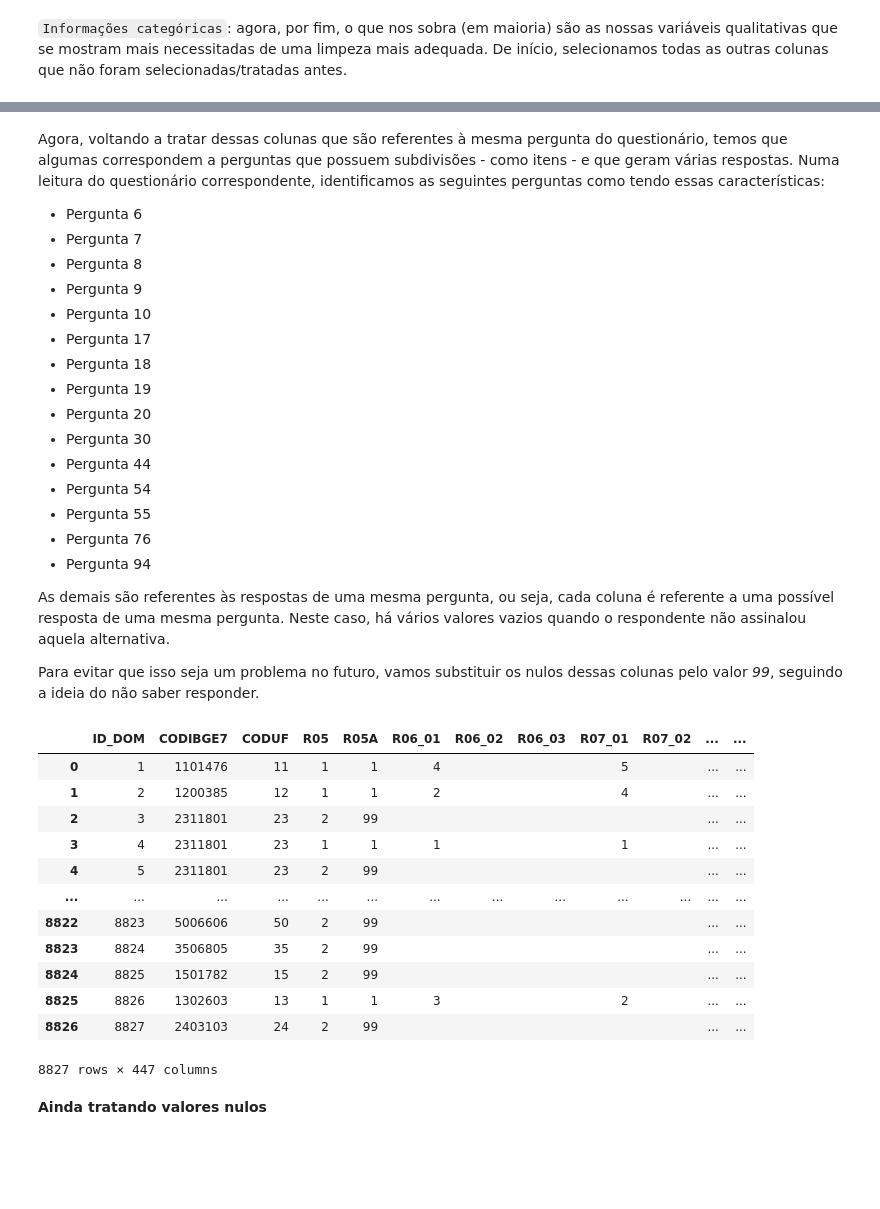
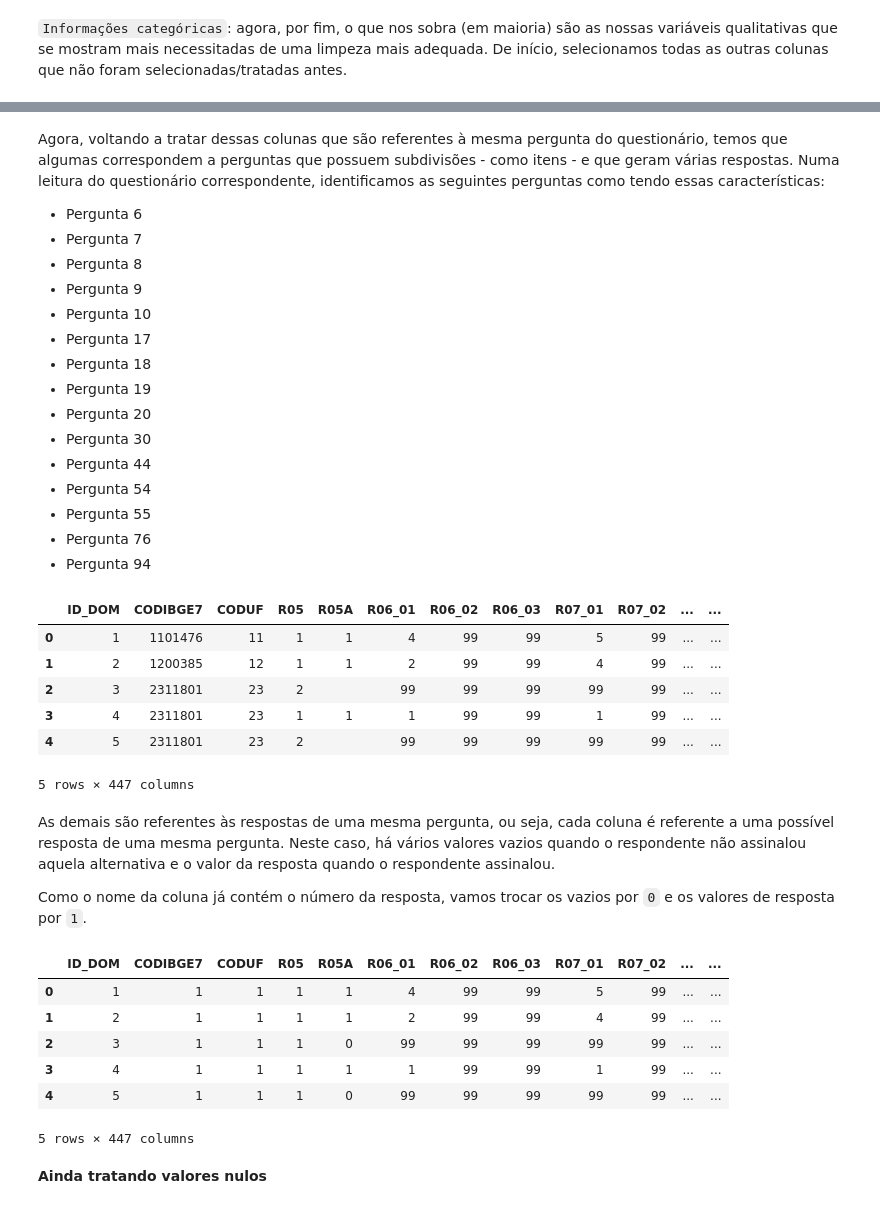
Before and after one commit to insper-classroom/23-1a-cd-p2-anderson_samuel_vinicius, a Jupyter notebook: Relatório.ipynb, the cells around one changed output, grey strips where cells are left out. Saved outputs shown, nothing was run; the diff lists cells and outputs as text; code cells hidden in the pictures; blank space fills up the shorter version.

```diff
--- a/Relatório.ipynb
+++ b/Relatório.ipynb
@@ -179,9 +163,9 @@ info_money
 Note que, desta vez, possuímos uma vasta quantidade de valores nulos em diferentes colunas. Para não trabalharmos com valores do tipo, decidimos que é interessante substituí-los pelo valor 0, uma vez que estamos tratando de quantidade monetária, seja esta quantidade um recebimento ou um gasto.
 # %%
 for column in list(info_money):
-    info_money.loc[[(not x.isnumeric()) for x in info_money[column]], column] = 0
+    info_money.loc[[(not x.isnumeric()) for x in info_money[column]], column] = '0'
 
-info_money
+info_money.head(5)
 # %% [output]
 |  | R10A | R10B | R20_01 | R20_02 | R20_03 | R20_04 | R20_05 | R20_06 | R20_07 | R20_08 | ... | ... |
 | 0 | 545 | 0 | 92 | 0 | 0 | 0 | 0 | 0 | 0 | 0 | ... | ... |
@@ -235,4 +199,4 @@ for list_column in col_per_quest.values():
         if column not in nao_cat:
             categoricas.append(column)
 info_categoricas = responsaveis_df.loc[:, categoricas]
-info_categoricas.astype(str)
+info_categoricas = info_categoricas.astype(str)
@@ -268,32 +218,42 @@ Agora, voltando a tratar dessas colunas que são referentes à mesma pergunta do
 - Pergunta 55
 - Pergunta 76
 - Pergunta 94
-
-As demais são referentes às respostas de uma mesma pergunta, ou seja, cada coluna é referente a uma possível resposta de uma mesma pergunta. Neste caso,  há vários valores vazios quando o respondente não assinalou aquela alternativa.
-
-Para evitar que isso seja um problema no futuro, vamos substituir os nulos dessas colunas pelo valor _99_, seguindo a ideia do não saber responder.
 # %%
 frag_quest = ['R06', 'R07', 'R08', 'R09', 'R10', 'R17', 'R18', 'R19', 'R20', 'R30', 'R44', 'R54', 'R55', 'R76', 'R94']
-for column in list(info_categoricas.columns):
+for column in categoricas:
     num_column = column[0:3]
-    if num_column not in frag_quest:
+    if num_column in frag_quest:
         info_categoricas.loc[[(not str(x).isnumeric()) for x in info_categoricas[column]], column] = '99'
 
-info_categoricas
+info_categoricas.head(5)
 # %% [output]
 |  | ID_DOM | CODIBGE7 | CODUF | R05 | R05A | R06_01 | R06_02 | R06_03 | R07_01 | R07_02 | ... | ... |
-| 0 | 1 | 1101476 | 11 | 1 | 1 | 4 |  |  | 5 |  | ... | ... |
-| 1 | 2 | 1200385 | 12 | 1 | 1 | 2 |  |  | 4 |  | ... | ... |
-| 2 | 3 | 2311801 | 23 | 2 | 99 |  |  |  |  |  | ... | ... |
-| 3 | 4 | 2311801 | 23 | 1 | 1 | 1 |  |  | 1 |  | ... | ... |
-| 4 | 5 | 2311801 | 23 | 2 | 99 |  |  |  |  |  | ... | ... |
-| ... | ... | ... | ... | ... | ... | ... | ... | ... | ... | ... | ... | ... |
-| 8822 | 8823 | 5006606 | 50 | 2 | 99 |  |  |  |  |  | ... | ... |
-| 8823 | 8824 | 3506805 | 35 | 2 | 99 |  |  |  |  |  | ... | ... |
-| 8824 | 8825 | 1501782 | 15 | 2 | 99 |  |  |  |  |  | ... | ... |
-| 8825 | 8826 | 1302603 | 13 | 1 | 1 | 3 |  |  | 2 |  | ... | ... |
-| 8826 | 8827 | 2403103 | 24 | 2 | 99 |  |  |  |  |  | ... | ... |
+| 0 | 1 | 1101476 | 11 | 1 | 1 | 4 | 99 | 99 | 5 | 99 | ... | ... |
+| 1 | 2 | 1200385 | 12 | 1 | 1 | 2 | 99 | 99 | 4 | 99 | ... | ... |
+| 2 | 3 | 2311801 | 23 | 2 |  | 99 | 99 | 99 | 99 | 99 | ... | ... |
+| 3 | 4 | 2311801 | 23 | 1 | 1 | 1 | 99 | 99 | 1 | 99 | ... | ... |
+| 4 | 5 | 2311801 | 23 | 2 |  | 99 | 99 | 99 | 99 | 99 | ... | ... |
-8827 rows × 447 columns
+5 rows × 447 columns
+# %% [markdown]
+As demais são referentes às respostas de uma mesma pergunta, ou seja, cada coluna é referente a uma possível resposta de uma mesma pergunta. Neste caso,  há vários valores vazios quando o respondente não assinalou aquela alternativa e o valor da resposta quando o respondente assinalou.
+
+Como o nome da coluna já contém o número da resposta, vamos trocar os vazios por `0` e os valores de resposta por `1`.
+# %%
+for column in categoricas:
+    num_column = column[0:3]
+    if num_column not in frag_quest and len(col_per_quest[num_column])>1:
+        info_categoricas.loc[[(str(x).isnumeric()) for x in info_categoricas[column]], column] = '1'
+        info_categoricas.loc[[(not str(x).isnumeric()) for x in info_categoricas[column]], column] = '0'
+
+info_categoricas.head(5)
+# %% [output]
+|  | ID_DOM | CODIBGE7 | CODUF | R05 | R05A | R06_01 | R06_02 | R06_03 | R07_01 | R07_02 | ... | ... |
+| 0 | 1 | 1 | 1 | 1 | 1 | 4 | 99 | 99 | 5 | 99 | ... | ... |
+| 1 | 2 | 1 | 1 | 1 | 1 | 2 | 99 | 99 | 4 | 99 | ... | ... |
+| 2 | 3 | 1 | 1 | 1 | 0 | 99 | 99 | 99 | 99 | 99 | ... | ... |
+| 3 | 4 | 1 | 1 | 1 | 1 | 1 | 99 | 99 | 1 | 99 | ... | ... |
+| 4 | 5 | 1 | 1 | 1 | 0 | 99 | 99 | 99 | 99 | 99 | ... | ... |
+5 rows × 447 columns
 # %% [markdown]
 **Ainda tratando valores nulos**
 # %% [markdown]
```
Also changed, not shown: parts of 31 cells of this notebook.
